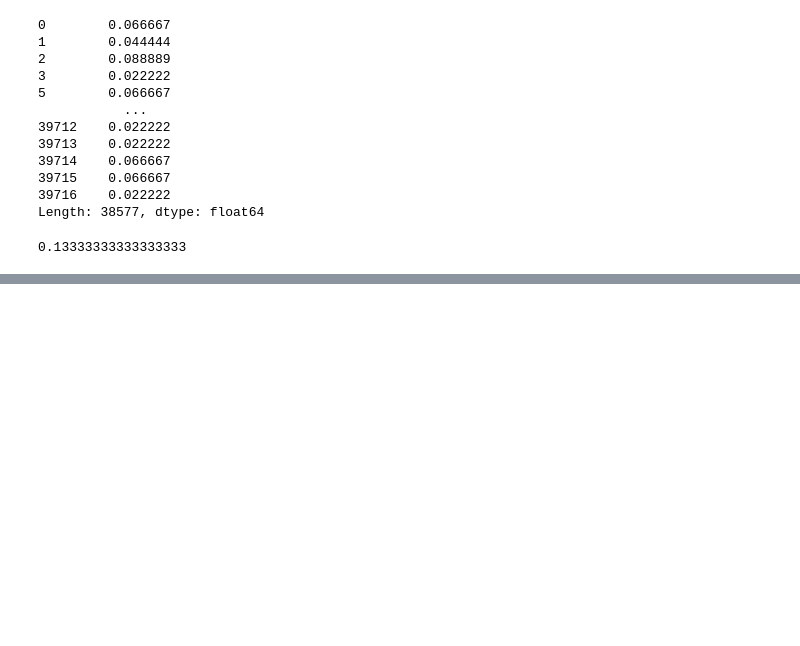
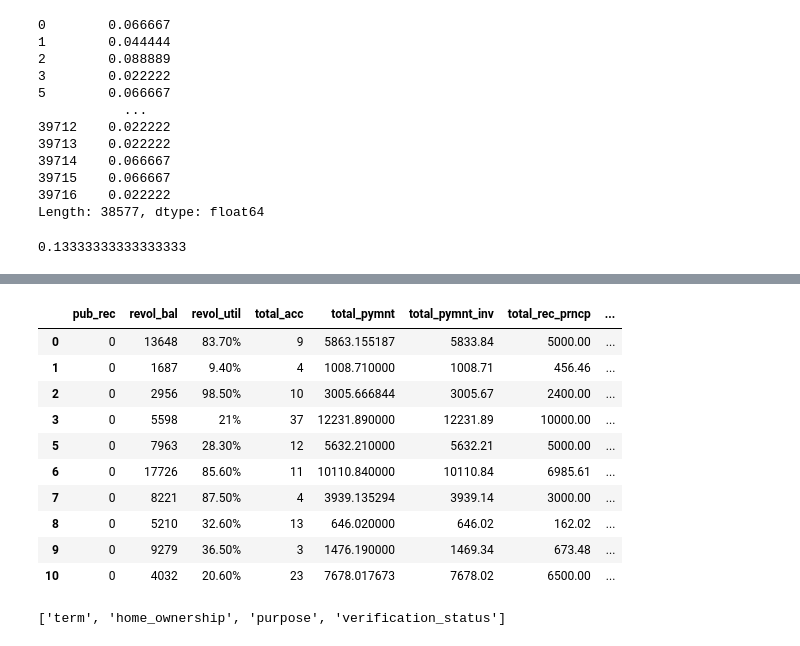
Before and after one commit to FabianoVeglianti/MachineLearningProject, a Jupyter notebook: loanRisk.ipynb, the cells around one changed output, grey strips where cells are left out. Saved outputs shown, nothing was run; the diff lists cells and outputs as text; code cells hidden in the pictures; blank space fills up the shorter version.

```diff
--- a/loanRisk.ipynb
+++ b/loanRisk.ipynb
@@ -154,0 +239,15 @@ np.max(percentageNanInRow)
+# %%
+colIdx = range(30,len(data.columns))
+data.iloc[:,colIdx].head(10)
+# %% [output]
+|  | pub_rec | revol_bal | revol_util | total_acc | total_pymnt | total_pymnt_inv | total_rec_prncp | ... |
+| 0 | 0 | 13648 | 83.70% | 9 | 5863.155187 | 5833.84 | 5000.00 | ... |
+| 1 | 0 | 1687 | 9.40% | 4 | 1008.710000 | 1008.71 | 456.46 | ... |
+| 2 | 0 | 2956 | 98.50% | 10 | 3005.666844 | 3005.67 | 2400.00 | ... |
+| 3 | 0 | 5598 | 21% | 37 | 12231.890000 | 12231.89 | 10000.00 | ... |
+| 5 | 0 | 7963 | 28.30% | 12 | 5632.210000 | 5632.21 | 5000.00 | ... |
+| 6 | 0 | 17726 | 85.60% | 11 | 10110.840000 | 10110.84 | 6985.61 | ... |
+| 7 | 0 | 8221 | 87.50% | 4 | 3939.135294 | 3939.14 | 3000.00 | ... |
+| 8 | 0 | 5210 | 32.60% | 13 | 646.020000 | 646.02 | 162.02 | ... |
+| 9 | 0 | 9279 | 36.50% | 3 | 1476.190000 | 1469.34 | 673.48 | ... |
+| 10 | 0 | 4032 | 20.60% | 23 | 7678.017673 | 7678.02 | 6500.00 | ... |
@@ -154,0 +260,4 @@ np.max(percentageNanInRow)
+# %%
+categorical_features
+# %% [output]
+['term', 'home_ownership', 'purpose', 'verification_status']
```
Also changed, not shown: parts of 17 cells of this notebook.
